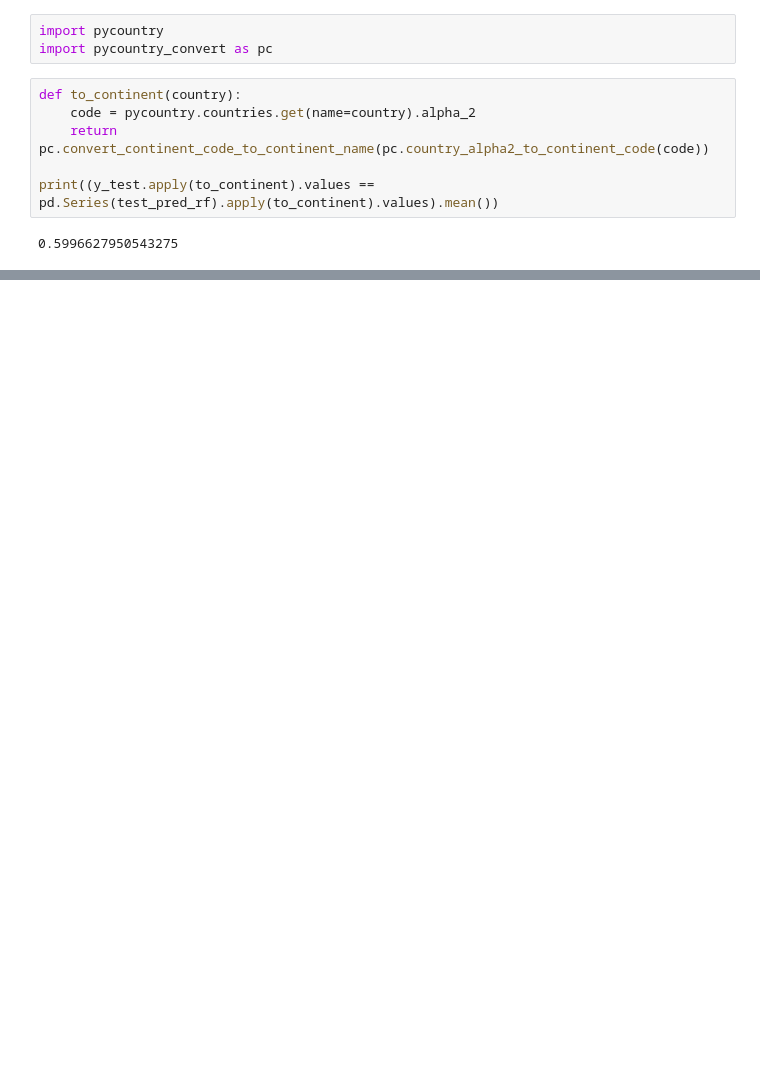
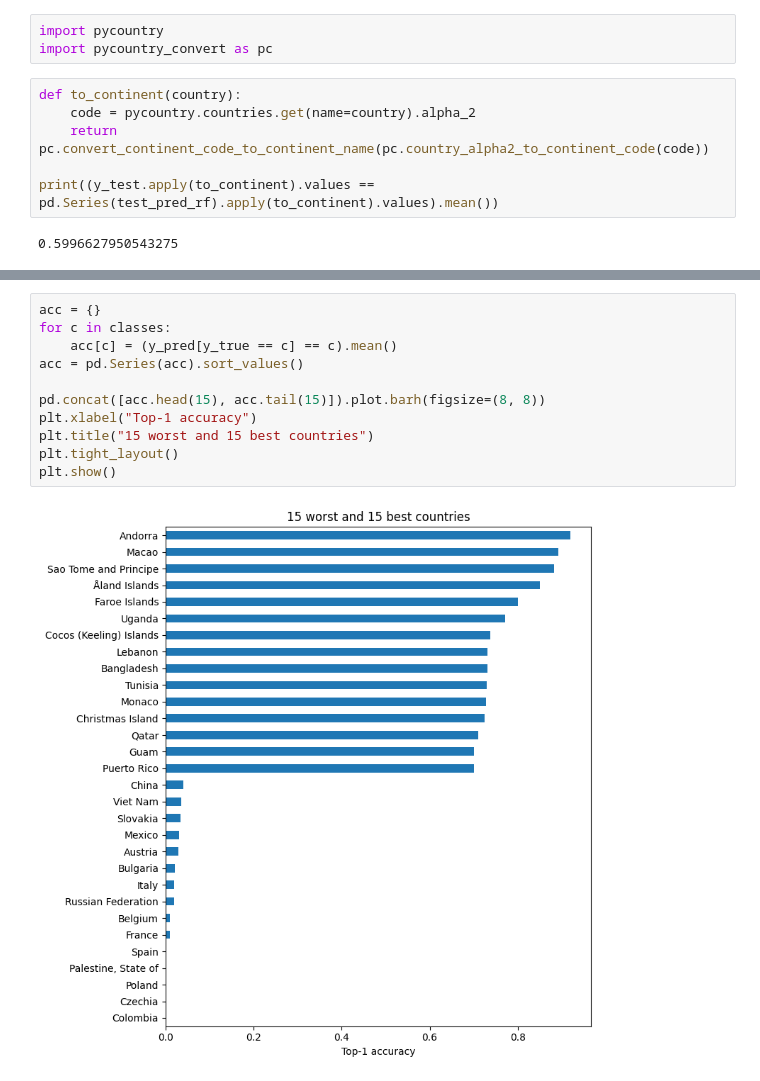
Before and after one commit to pedrosalgado22/GeoClassifier, a Jupyter notebook: classifier.ipynb, the cells around one changed output, grey strips where cells are left out. Drawn from its saved outputs; the diff is of its cells as text; blank space fills up the shorter version.

```diff
--- a/classifier.ipynb
+++ b/classifier.ipynb
@@ -768,0 +831,13 @@ NameError: name 'best_rf' is not defined
+# %%
+acc = {}
+for c in classes:
+    acc[c] = (y_pred[y_true == c] == c).mean()
+acc = pd.Series(acc).sort_values()
+
+pd.concat([acc.head(15), acc.tail(15)]).plot.barh(figsize=(8, 8))
+plt.xlabel("Top-1 accuracy")
+plt.title("15 worst and 15 best countries")
+plt.tight_layout()
+plt.show()
+# %% [output]
+[figure, added]
```
Also changed, not shown: parts of 18 cells of this notebook.
